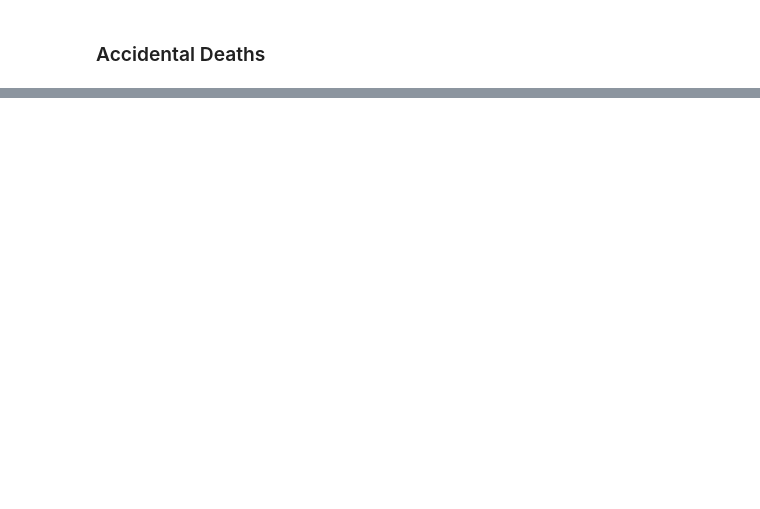
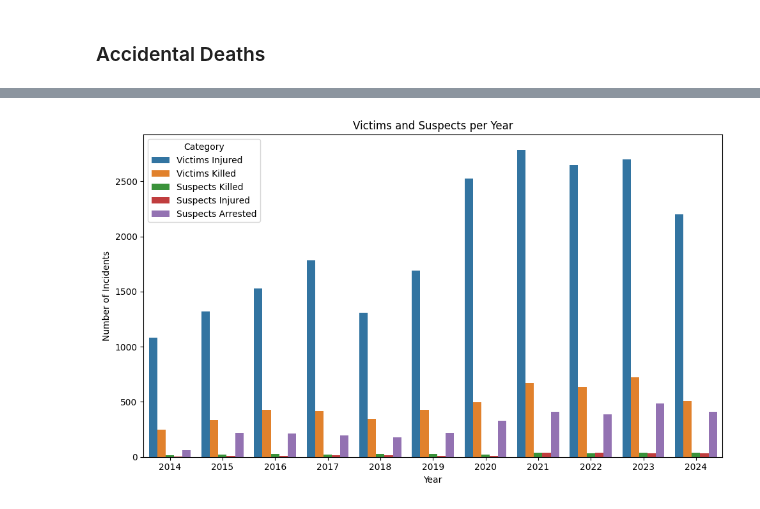
Before and after one commit to kayleedehncke/kayleedehncke_ml-github.io, a Jupyter notebook: website/data/cleaning.ipynb, the cells around one changed output, grey strips where cells are left out. Cells and saved outputs as stored; diff of their text form; code cells hidden in the pictures; blank space fills up the shorter version.

```diff
--- a/website/data/cleaning.ipynb
+++ b/website/data/cleaning.ipynb
@@ -197,0 +136,24 @@ cleaned_acc_death_df.head(10)
+# %%
+# pick the columns you care about
+cols_of_interest = ["Victims Injured", "Victims Killed", "Suspects Killed", "Suspects Injured", "Suspects Arrested"]
+
+# group by year and sum counts
+yearly = mass_by_year_df.groupby("Incident Year")[cols_of_interest].sum().reset_index()
+
+# reshape into long format for seaborn
+yearly_melted = yearly.melt(id_vars="Incident Year",
+                            value_vars=cols_of_interest,
+                            var_name="Category",
+                            value_name="Count")
+
+# plot
+plt.figure(figsize=(10,6))
+sns.barplot(data=yearly_melted, x="Incident Year", y="Count", hue="Category")
+plt.title("Victims and Suspects per Year")
+plt.xlabel('Year')
+plt.ylabel('Number of Incidents')
+plt.tight_layout()
+plt.savefig('../recourses/img/plots/mass_shootings_injury_killed_by_year.png')
+plt.show()
+# %% [output]
+[figure, added]
```
Also changed, not shown: parts of 31 cells of this notebook, 42 other files.
